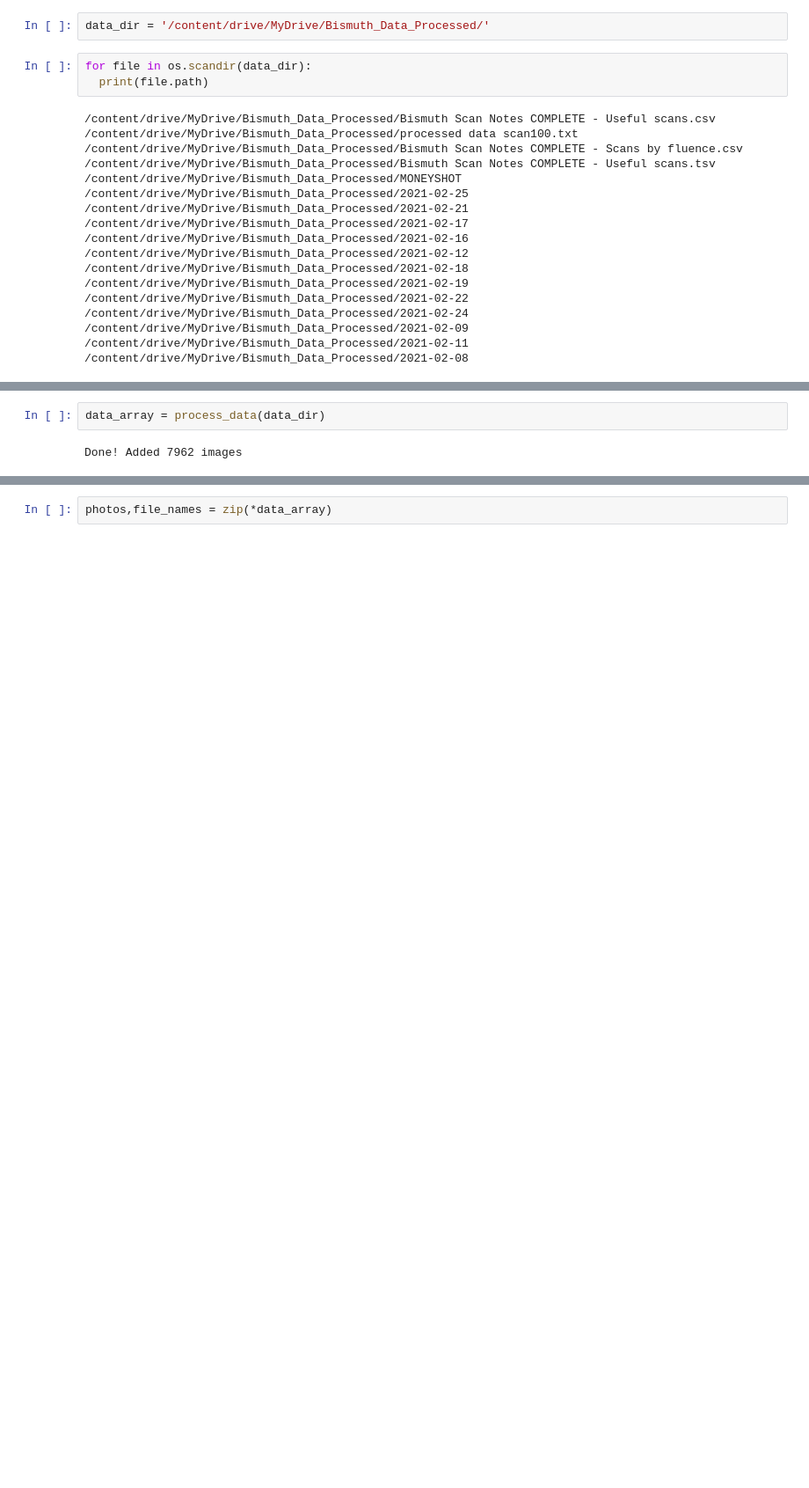
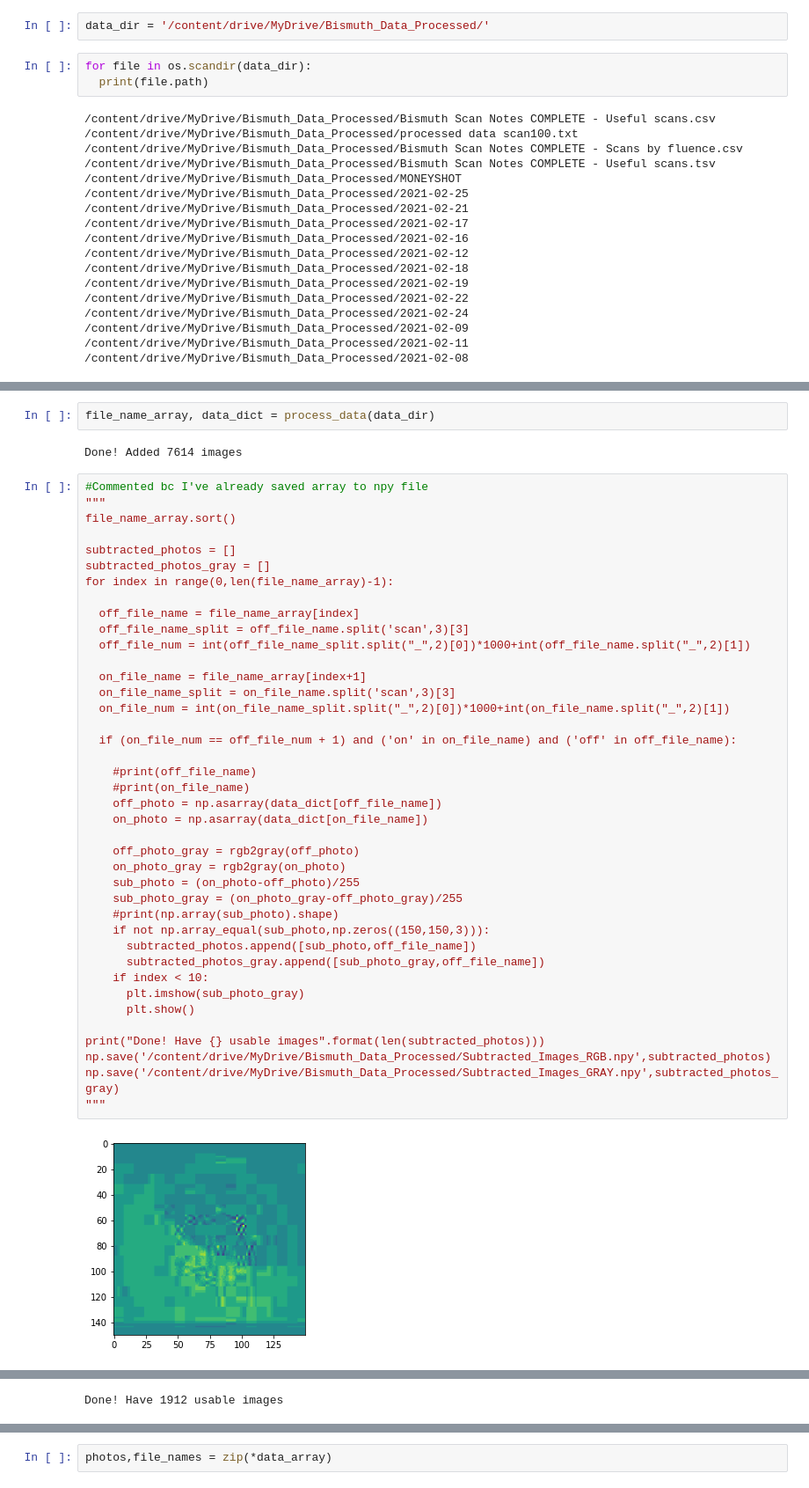
Before and after one commit to dhruv-sirohi/Miller-Lab-UED, a Jupyter notebook: Project 2: Real Data/Classification/Bismuth_Real_Data_Script.ipynb, the cells around one changed output, grey strips where cells are left out. Shown at 88% size. Saved outputs shown, nothing was run; the diff lists cells and outputs as text; blank space fills up the shorter version.

```diff
--- a/Project 2: Real Data/Classification/Bismuth_Real_Data_Script.ipynb
+++ b/Project 2: Real Data/Classification/Bismuth_Real_Data_Script.ipynb
@@ -69,4 +75,46 @@ def process_data(data_dir):
 # %%
-data_array = process_data(data_dir)
+file_name_array, data_dict = process_data(data_dir)
 # %% [output]
-Done! Added 7962 images
+Done! Added 7614 images
+# %%
+#Commented bc I've already saved array to npy file
+"""
+file_name_array.sort()
+
+subtracted_photos = []
+subtracted_photos_gray = []
+for index in range(0,len(file_name_array)-1):
+
+  off_file_name = file_name_array[index]
+  off_file_name_split = off_file_name.split('scan',3)[3]
+  off_file_num = int(off_file_name_split.split("_",2)[0])*1000+int(off_file_name.split("_",2)[1])
+
+  on_file_name = file_name_array[index+1]
+  on_file_name_split = on_file_name.split('scan',3)[3]
+  on_file_num = int(on_file_name_split.split("_",2)[0])*1000+int(on_file_name.split("_",2)[1])
+
+  if (on_file_num == off_file_num + 1) and ('on' in on_file_name) and ('off' in off_file_name):
+
+    #print(off_file_name)
+    #print(on_file_name)
+    off_photo = np.asarray(data_dict[off_file_name])
+    on_photo = np.asarray(data_dict[on_file_name])
+
+    off_photo_gray = rgb2gray(off_photo)
+    on_photo_gray = rgb2gray(on_photo)
+    sub_photo = (on_photo-off_photo)/255
+    sub_photo_gray = (on_photo_gray-off_photo_gray)/255
+    #print(np.array(sub_photo).shape)
+    if not np.array_equal(sub_photo,np.zeros((150,150,3))):
+      subtracted_photos.append([sub_photo,off_file_name])
+      subtracted_photos_gray.append([sub_photo_gray,off_file_name])
+    if index < 10:
+      plt.imshow(sub_photo_gray)
+      plt.show()
+
+print("Done! Have {} usable images".format(len(subtracted_photos)))
+np.save('/content/drive/MyDrive/Bismuth_Data_Processed/Subtracted_Images_RGB.npy',subtracted_photos)
+np.save('/content/drive/MyDrive/Bismuth_Data_Processed/Subtracted_Images_GRAY.npy',subtracted_photos_gray)
+"""
+# %% [output]
+[figure, added]
@@ -72,0 +125 @@ Done! Added 7962 images
+Done! Have 1912 usable images
```
Also changed, not shown: parts of 8 cells of this notebook.
